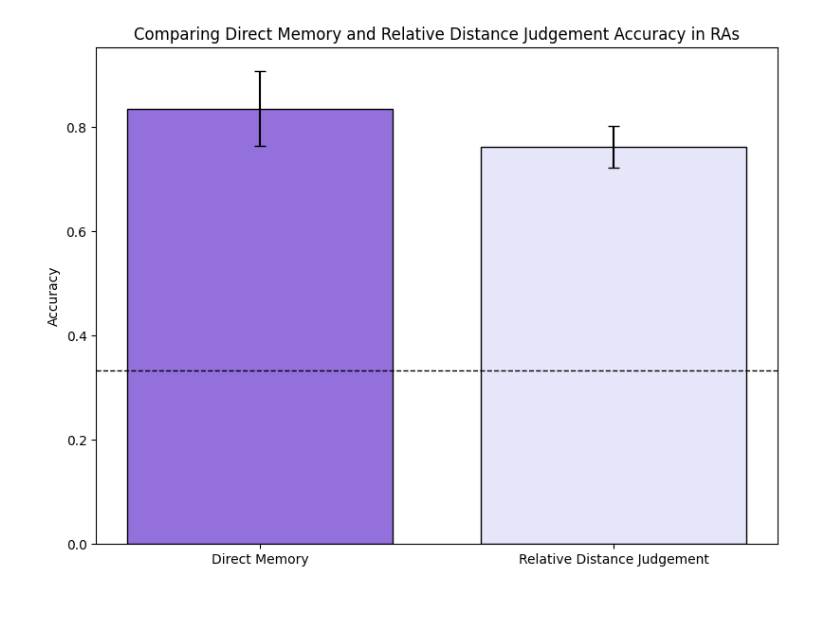
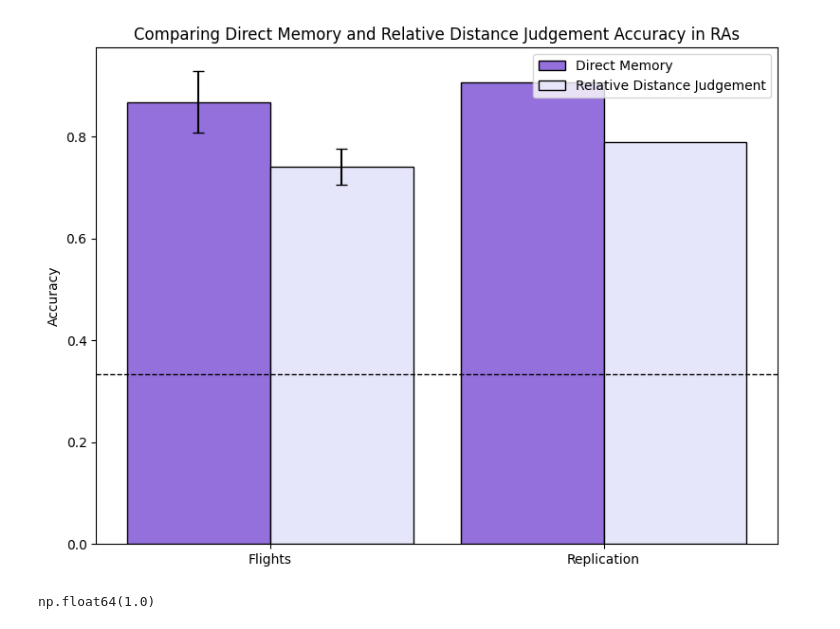
Before and after one commit to JerryGuo2001/GraphWalkFlights, a Jupyter notebook: Graph-Walk-Flight_Psiturk_by_Jerry_Rohin/data/analysis/GW_RA_analysis.ipynb, the cells around one changed output. Drawn from its saved outputs; the diff is of its cells as text; code cells hidden in the pictures.

Commit message:
adjusted data collection

```diff
--- a/Graph-Walk-Flight_Psiturk_by_Jerry_Rohin/data/analysis/GW_RA_analysis.ipynb
+++ b/Graph-Walk-Flight_Psiturk_by_Jerry_Rohin/data/analysis/GW_RA_analysis.ipynb
@@ -6,7 +6,7 @@ import os
 import pandas as pd
 from statsmodels.stats.multicomp import pairwise_tukeyhsd
 folder_path = "../RA_data"
-
+folder_path_2 = "/Users/rohinpalsule/Downloads/RA_rep"
 df_list = []
 
 # Iterate through all CSV files in the folder
@@ -23,6 +23,24 @@ for file in os.listdir(folder_path):
         except Exception as e:
             print(f"Error reading {file}: {e}")
 
+df_rep_list = []
+
+# Iterate through all CSV files in the folder
+for file in os.listdir(folder_path_2):
+    if file.endswith(".csv"):  # Check if the file is a CSV
+        file_path = os.path.join(folder_path_2, file)
+        print(f"Reading: {file}")
+        try:
+            df_individual = pd.read_csv(file_path, on_bad_lines='skip')
+            df_rep_list.append(df_individual)
+        except Exception as e:
+            print(f"Error reading {file}: {e}")
+
+# Concatenate all DataFrames
+df_rep = pd.concat(df_rep_list, ignore_index=True)
+df_rep['partid'] = df_rep['responses'].str.replace('{worker_id:',"").str.replace('}', '')
+df_rep['partid'] = df_rep['partid'].ffill()
+df_rep['sequence']=df_rep['sequence'].ffill()
 # Concatenate all DataFrames
 df_flights = pd.concat(df_list, ignore_index=True)
 df_flights['partid'] = df_flights['responses'].str.replace('{worker_id:',"").str.replace('}', '')
@@ -218,38 +366,69 @@ def get_weighted_correct(row):
         return 1
     else: return pd.NA
 
-df_flights = df_flights[~df_flights['stimulus'].isna()]
+# df_flights = df_flights[~df_flights['stimulus'].isna()]
 direct_df_flights = df_flights[df_flights['trial_type']=='directmemory_phase']
 direct_df_flights = direct_df_flights.loc[:, ~direct_df_flights.isna().all()]
 direct_df_flights = direct_df_flights.drop(columns=['time_elapsed','cumulative_accuracy','weighted_accuracy','missedtrial']).reset_index(drop='index')
 direct_df_flights = direct_df_flights.map(lambda x: x.replace('../static/images/US_Cities_List/', '') if isinstance(x, str) else x)
 direct_df_flights = direct_df_flights.map(lambda x: x.replace('../static/images/Fictional_Cities_List/', '') if isinstance(x, str) else x)
 direct_df_flights = direct_df_flights.map(lambda x: x.replace('../static/images/GW/', '') if isinstance(x, str) else x)
 
 # for id in bad_partid:
 #     direct_df = direct_df[direct_df['partid'] != id]
 
 direct_df_flights['stimulus_selected'] = direct_df_flights.apply(get_chosen_city,axis=1)
 direct_df_flights['wrong_distance'] = direct_df_flights.apply(get_wrong_distance,axis=1)
 direct_df_flights['weighted_correct'] = direct_df_flights.apply(get_weighted_correct,axis=1)
 direct_df_flights = direct_df_flights[(direct_df_flights['rt']>400)&(direct_df_flights['rt']<5000)]
 
 direct_young1 = direct_df_flights.groupby('partid')['accuracy'].mean()
 direct_young1
 
 df_short = df_flights[(df_flights['trial_type']=='shortestpath_phase') & df_flights['stimulus'].notna() & (df_flights['rt'] > 400) & (df_flights['rt'] < 5000)]
 df_short1 = df_short.groupby('partid')['accuracy'].mean()
+###
+# df_rep = df_rep[~df_rep['stimulus'].isna()]
+direct_df_flights = df_rep[df_rep['trial_type']=='directmemory_phase']
+direct_df_flights = direct_df_flights.loc[:, ~direct_df_flights.isna().all()]
+direct_df_flights = direct_df_flights.drop(columns=['time_elapsed','cumulative_accuracy','weighted_accuracy']).reset_index(drop='index')
+direct_df_flights = direct_df_flights.map(lambda x: x.replace('../static/images/US_Cities_List/', '') if isinstance(x, str) else x)
+direct_df_flights = direct_df_flights.map(lambda x: x.replace('../static/images/Fictional_Cities_List/', '') if isinstance(x, str) else x)
+direct_df_flights = direct_df_flights.map(lambda x: x.replace('../static/images/GW/', '') if isinstance(x, str) else x)
+
+# for id in bad_partid:
+#     direct_df = direct_df[direct_df['partid'] != id]
+
+direct_df_flights['stimulus_selected'] = direct_df_flights.apply(get_chosen_city,axis=1)
+direct_df_flights['wrong_distance'] = direct_df_flights.apply(get_wrong_distance,axis=1)
+direct_df_flights['weighted_correct'] = direct_df_flights.apply(get_weighted_correct,axis=1)
+# direct_df_flights = direct_df_flights[(direct_df_flights['rt']>400)&(direct_df_flights['rt']<500000)]
+
+direct_young2 = direct_df_flights.groupby('partid')['accuracy'].mean()
+direct_young2
+
+df_short = df_rep[(df_rep['trial_type']=='shortestpath_phase') & df_rep['stimulus'].notna() & (df_rep['rt'] > 400) & (df_rep['rt'] < 5000)]
+df_short2 = df_short.groupby('partid')['accuracy'].mean()
+
 plt.figure(figsize=(8,6))
 plt.bar(x=0.3,height= direct_young1.mean(),yerr=direct_young1.sem(),capsize=4,color='mediumpurple',width=0.3,edgecolor='black',label='Direct Memory')
-plt.bar(x=.7,height= df_short1.mean(),yerr=df_short1.sem(),capsize=4,color='lavender',width=0.3,edgecolor='black',label='Relative Distance Judgement')
+plt.bar(x=.6,height= df_short1.mean(),yerr=df_short1.sem(),capsize=4,color='lavender',width=0.3,edgecolor='black',label='Relative Distance Judgement')
+plt.bar(x=1,height= direct_young2.mean(),yerr=direct_young2.sem(),capsize=4,color='mediumpurple',width=0.3,edgecolor='black')
+plt.bar(x=1.3,height= df_short2.mean(),yerr=df_short2.sem(),capsize=4,color='lavender',width=0.3,edgecolor='black')
 
-plt.axhline(y=0.3333, color='black', linestyle='--', linewidth=1)
-plt.xticks([0.3,.7],['Direct Memory','Relative Distance Judgement'])
+
+plt.xticks([0.45,1.15],['Flights','Replication'])
 plt.ylabel( "Accuracy")
 plt.title(f"Comparing Direct Memory and Relative Distance Judgement Accuracy in RAs")
+plt.legend()
+plt.axhline(y=0.3333, color='black', linestyle='--', linewidth=1)
 plt.grid(False)
 plt.tight_layout()
 plt.show()
 # %% [output]
-[figure, old version]
+[figure, new version]
+# %%
+direct_young2.mean()
+# %% [output]
+np.float64(1.0)
 # %%
```
Also changed, not shown: parts of 7 cells of this notebook, 3 other files.
